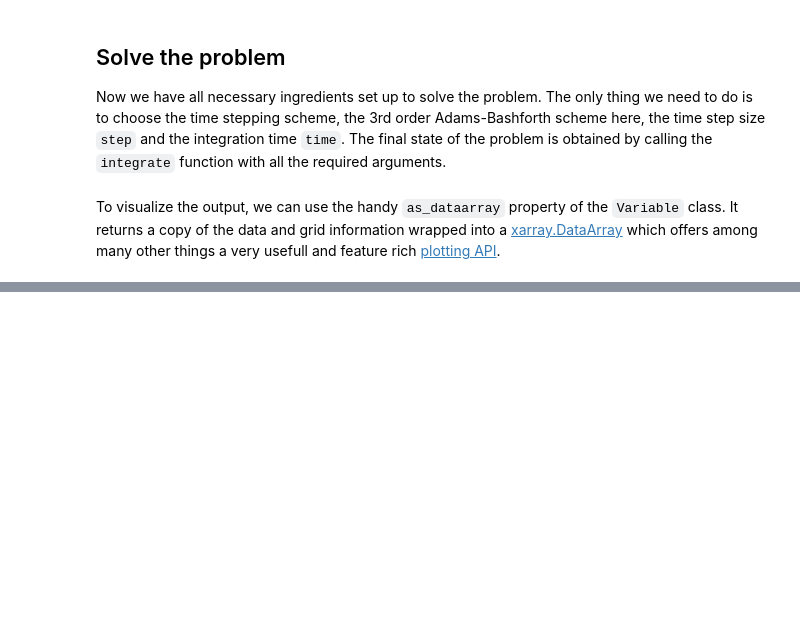
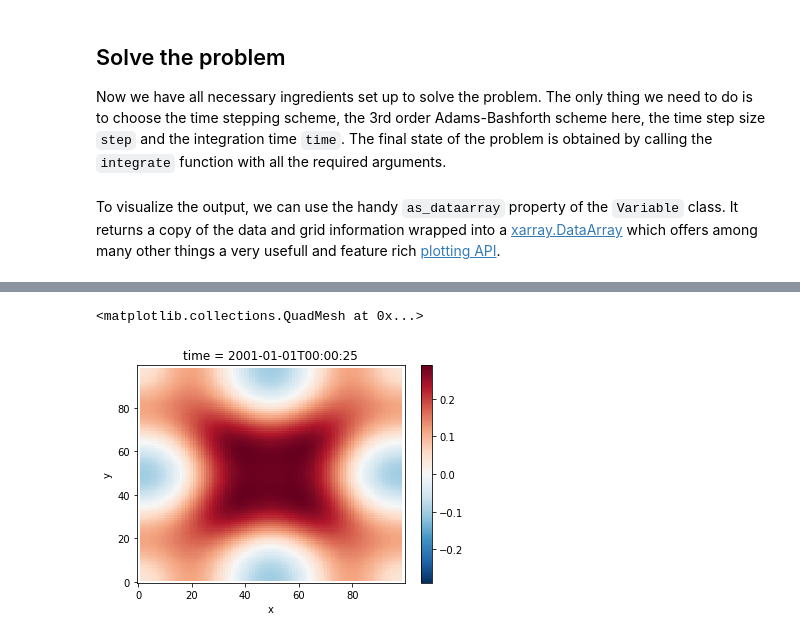
Before and after one commit to vopikamm/multimode-model, a Jupyter notebook: doc/examples/1_gravity_wave.ipynb, the cells around one changed output, grey strips where cells are left out. Drawn from its saved outputs; the diff is of its cells as text; code cells hidden in the pictures; blank space fills up the shorter version.

Commit message:
Resolve "Implement domain decomposition"

```diff
--- a/doc/examples/1_gravity_wave.ipynb
+++ b/doc/examples/1_gravity_wave.ipynb
@@ -67,7 +77,8 @@ The numpy arrays needs to be turned into `Variable` objects which also know abou
 # %%
 from multimodemodel import State, Variable
+from multimodemodel.util import str_to_date
 
-t0 = np.datetime64("2001-01-01 00:00")
+t0 = str_to_date("2001-01-01 00:00")
 
 initial_state = State(
     u=Variable(None, c_grid.u, t0),
@@ -84,14 +95,17 @@ from multimodemodel import (
     pressure_gradient_j,
     divergence_i,
     divergence_j,
+    sum_states,
 )
 
 def non_rotating_swe(state, params):
-    rhs = (
-        pressure_gradient_i(state, params)
-        + pressure_gradient_j(state, params)
-        + divergence_i(state, params)
-        + divergence_j(state, params)
+    rhs = sum_states(
+        (
+            pressure_gradient_i(state, params),
+            pressure_gradient_j(state, params),
+            divergence_i(state, params),
+            divergence_j(state, params)
+        )
     )
     return rhs
 # %% [markdown]
@@ -99,9 +113,9 @@ Note that the different contributions, e.g. `pressure_gradient_i`, have the same
 
 Now we need to set some physical constants of the system, e.g. the depth of the fluid `H`. See the docstring of the `Parameter` class for more values to set, although not all are used in this example.
 # %%
-from multimodemodel import Parameters
+from multimodemodel import Parameter
 
-params = Parameters(H=1.)
+params = Parameter(H=1.)
 # %% [markdown]
 ## Solve the problem
 
@@ -121,0 +142,14 @@ next_state.eta.as_dataarray.plot(x='x', y='y');
+# %%
+from multimodemodel import Domain, Solver
+
+domain = Domain(state=initial_state, parameter=params)
+
+solver = Solver(rhs=non_rotating_swe, ts_schema=adams_bashforth3, step=0.05)
+
+for _ in range(500):
+    domain = solver.integrate(domain)
+# %%
+domain.state.eta.as_dataarray.plot(x='x', y='y')
+# %% [output]
+<matplotlib.collections.QuadMesh at 0x...>
+[figure, added]
```
Also changed, not shown: parts of 6 cells of this notebook, 44 other files.
